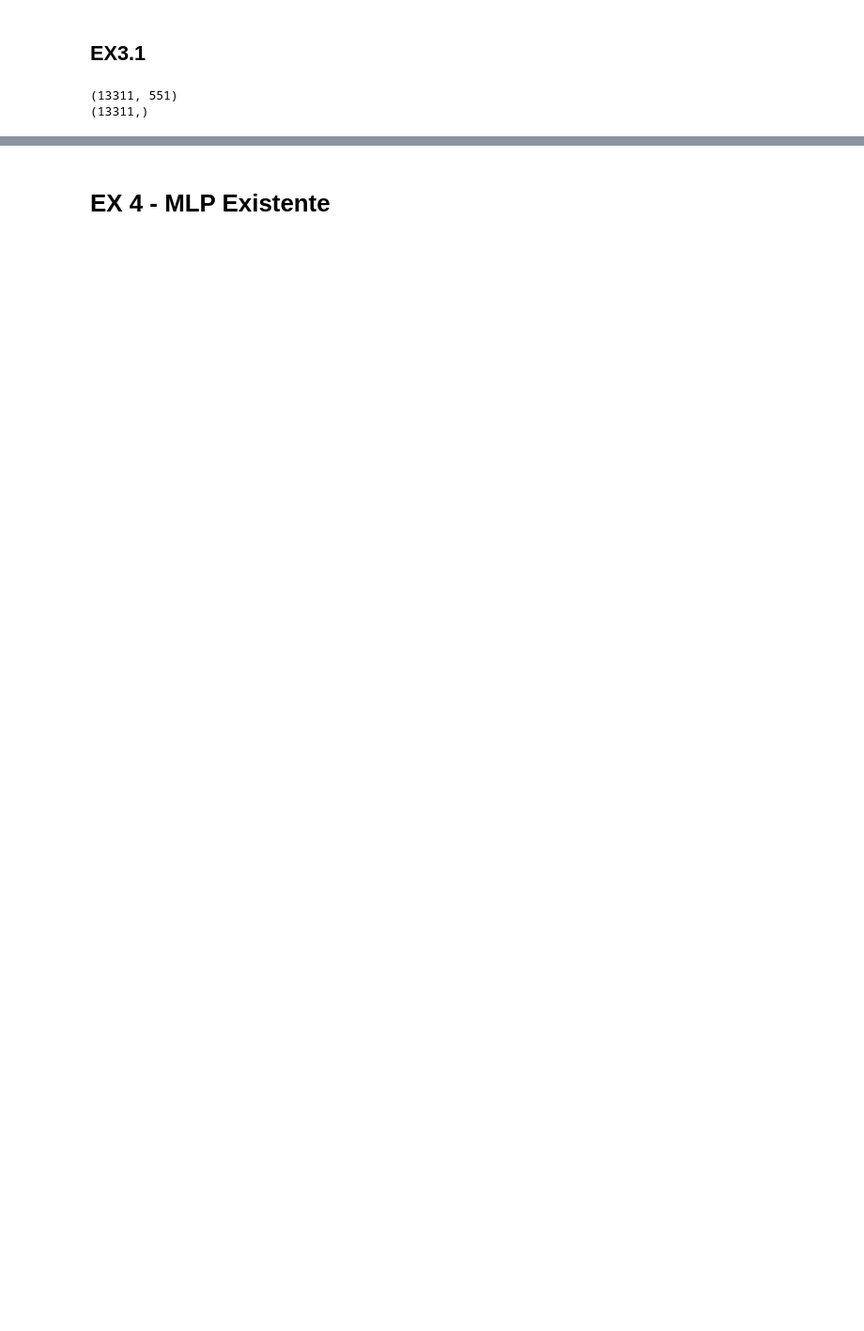
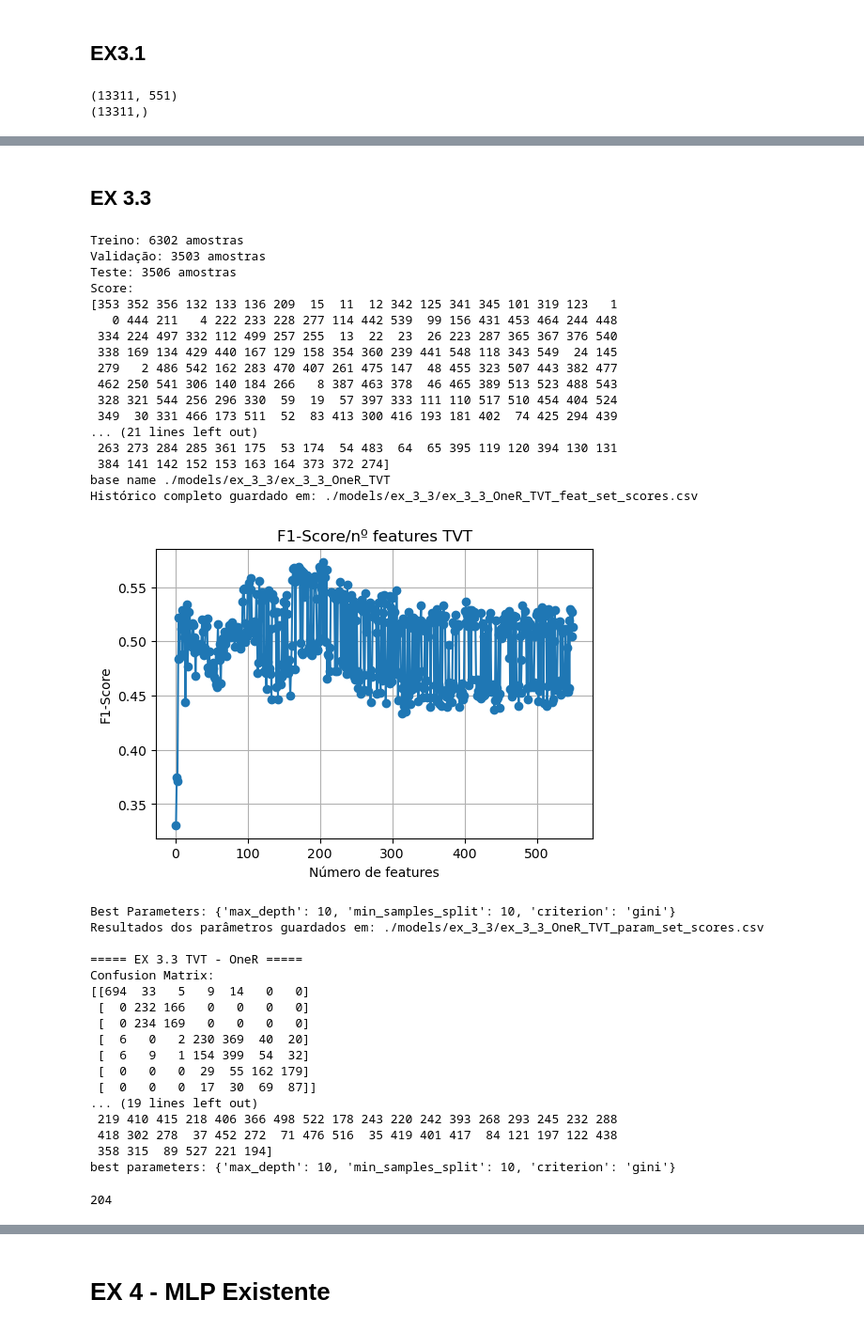
Before and after one commit to Xaneca/TCD_2025, a Jupyter notebook: B/mainClassifierOrganized.ipynb, the cells around one changed output, grey strips where cells are left out. Shown at 94% size. Saved outputs shown, nothing was run; the diff lists cells and outputs as text; code cells hidden in the pictures; blank space fills up the shorter version.

```diff
--- a/B/mainClassifierOrganized.ipynb
+++ b/B/mainClassifierOrganized.ipynb
@@ -532,0 +623,60 @@ AssertionError
+# %% [markdown]
+## EX 3.3
+# %%
+# RUN TIME: 40 min
+
+model = DecisionTreeClassifier(random_state=SEED)
+parameters = {
+        'max_depth': [None, 5, 10, 20],
+        'min_samples_split': [2, 5, 10],
+        'criterion': ['gini', 'entropy']
+    }
+
+filename = "./models/ex_3_3/ex_3_3_OneR_TVT"
+metrics, best_score_with_val, bfs, best_parameters = run_model(X, y, model, "TVT", parameters, filename, label="EX 3.3 TVT - OneR", random_state=SEED, use_iris=False, printing=False, save_data=True)
+
+print("\n\n")
+print("val f1-score:", best_score_with_val)
+print("test f1-score:", str(metrics["f1-score"]))
+print("bfs:", bfs)
+print("best parameters:", best_parameters)
+# %% [output]
+Treino: 6302 amostras
+Validação: 3503 amostras
+Teste: 3506 amostras
+Score:
+[353 352 356 132 133 136 209  15  11  12 342 125 341 345 101 319 123   1
+   0 444 211   4 222 233 228 277 114 442 539  99 156 431 453 464 244 448
+ 334 224 497 332 112 499 257 255  13  22  23  26 223 287 365 367 376 540
+ 338 169 134 429 440 167 129 158 354 360 239 441 548 118 343 549  24 145
+ 279   2 486 542 162 283 470 407 261 475 147  48 455 323 507 443 382 477
+ 462 250 541 306 140 184 266   8 387 463 378  46 465 389 513 523 488 543
+ 328 321 544 256 296 330  59  19  57 397 333 111 110 517 510 454 404 524
+ 349  30 331 466 173 511  52  83 413 300 416 193 181 402  74 425 294 439
+... (21 lines left out)
+ 263 273 284 285 361 175  53 174  54 483  64  65 395 119 120 394 130 131
+ 384 141 142 152 153 163 164 373 372 274]
+base name ./models/ex_3_3/ex_3_3_OneR_TVT
+Histórico completo guardado em: ./models/ex_3_3/ex_3_3_OneR_TVT_feat_set_scores.csv
+[figure, added]
+Best Parameters: {'max_depth': 10, 'min_samples_split': 10, 'criterion': 'gini'}
+Resultados dos parâmetros guardados em: ./models/ex_3_3/ex_3_3_OneR_TVT_param_set_scores.csv
+
+===== EX 3.3 TVT - OneR =====
+Confusion Matrix:
+[[694  33   5   9  14   0   0]
+ [  0 232 166   0   0   0   0]
+ [  0 234 169   0   0   0   0]
+ [  6   0   2 230 369  40  20]
+ [  6   9   1 154 399  54  32]
+ [  0   0   0  29  55 162 179]
+ [  0   0   0  17  30  69  87]]
+... (19 lines left out)
+ 219 410 415 218 406 366 498 522 178 243 220 242 393 268 293 245 232 288
+ 418 302 278  37 452 272  71 476 516  35 419 401 417  84 121 197 122 438
+ 358 315  89 527 221 194]
+best parameters: {'max_depth': 10, 'min_samples_split': 10, 'criterion': 'gini'}
+# %%
+len(bfs)
+# %% [output]
+204
```
Also changed, not shown: parts of 29 cells of this notebook, 27 other files.
